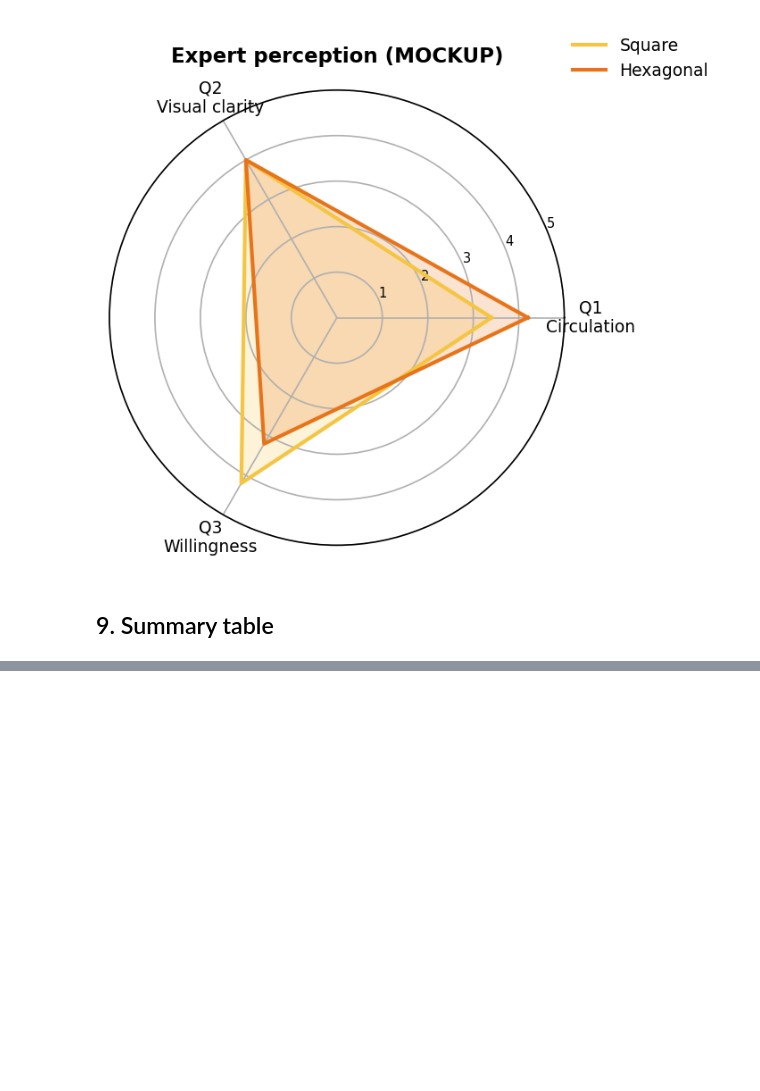
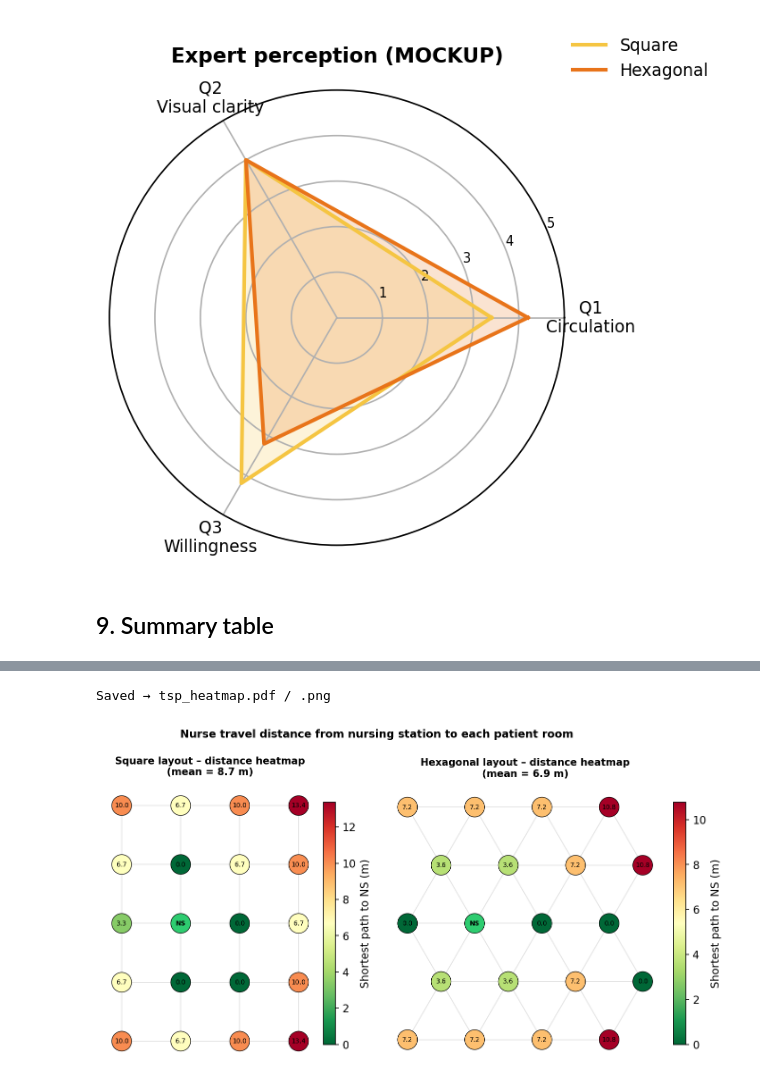
Before and after one commit to dianisay/hex-nursing, a Jupyter notebook: analysis/hex_nursing_analysis_executed.ipynb, the cells around one changed output, grey strips where cells are left out. Drawn from its saved outputs; the diff is of its cells as text; code cells hidden in the pictures; blank space fills up the shorter version.

```diff
--- a/analysis/hex_nursing_analysis_executed.ipynb
+++ b/analysis/hex_nursing_analysis_executed.ipynb
@@ -574,0 +910,57 @@ Saved → survey_radar.pdf / .png
+# %%
+# ─── 10.8  Figure: heatmap of room distances from NS depot ───────────────────
+fig, axes = plt.subplots(1, 2, figsize=(10, 5))
+
+def plot_distance_heatmap(ax, G, pos, ns_nodes, depot, dist_row0, all_nodes, title):
+    node_list = list(G.nodes())
+    # Build a dict: node → distance from depot (from dist matrix row 0)
+    dist_dict = {n: 0.0 for n in node_list}
+    for idx, n in enumerate(all_nodes[1:], start=1):  # skip depot itself
+        dist_dict[n] = dist_row0[idx - 1]
+    dist_dict[depot] = 0.0
+
+    vals = np.array([dist_dict[n] for n in node_list])
+    pos_2d = {n: (pos[n][0], pos[n][1]) for n in node_list}
+
+    vmax = vals.max()
+    cmap = plt.cm.RdYlGn_r
+    colors = [cmap(dist_dict[n] / vmax) if n != depot else (0.18, 0.8, 0.44, 1.0)
+              for n in node_list]
+
+    nx.draw_networkx_nodes(G, pos_2d, ax=ax, node_color=colors,
+                           node_size=400, edgecolors='k', linewidths=0.6)
+    nx.draw_networkx_edges(G, pos_2d, ax=ax, alpha=0.20, edge_color='grey', width=1)
+
+    for n in node_list:
+        x, y = pos_2d[n]
+        label = 'NS' if n == depot else f'{dist_dict[n]:.1f}'
+        ax.text(x, y, label, ha='center', va='center', fontsize=6.5,
+                color='k', fontweight='bold' if n == depot else 'normal')
+
+    sm = plt.cm.ScalarMappable(cmap=cmap,
+                               norm=plt.Normalize(vmin=0, vmax=vmax))
+    sm.set_array([])
+    plt.colorbar(sm, ax=ax, fraction=0.04, pad=0.02,
+                 label='Shortest path to NS (m)')
+    ax.set_aspect('equal')
+    ax.axis('off')
+    ax.set_title(title, fontsize=10, fontweight='bold')
+
+plot_distance_heatmap(
+    axes[0], G_sq, pos_sq, ns_sq_nodes, depot_sq,
+    D_sq[0, 1:], nodes_sq,
+    f'Square layout – distance heatmap\n(mean = {mean_sq:.1f} m)'
+)
+plot_distance_heatmap(
+    axes[1], G_hex, pos_hex, ns_hex_nodes, depot_hex,
+    D_hex[0, 1:], nodes_hex,
+    f'Hexagonal layout – distance heatmap\n(mean = {mean_hex:.1f} m)'
+)
+
+plt.suptitle('Nurse travel distance from nursing station to each patient room',
+             fontsize=11, fontweight='bold')
+plt.tight_layout()
+save_fig('tsp_heatmap')
+# %% [output]
+Saved → tsp_heatmap.pdf / .png
+[figure, added]
```
Also changed, not shown: parts of 12 cells of this notebook, 34 other files.
